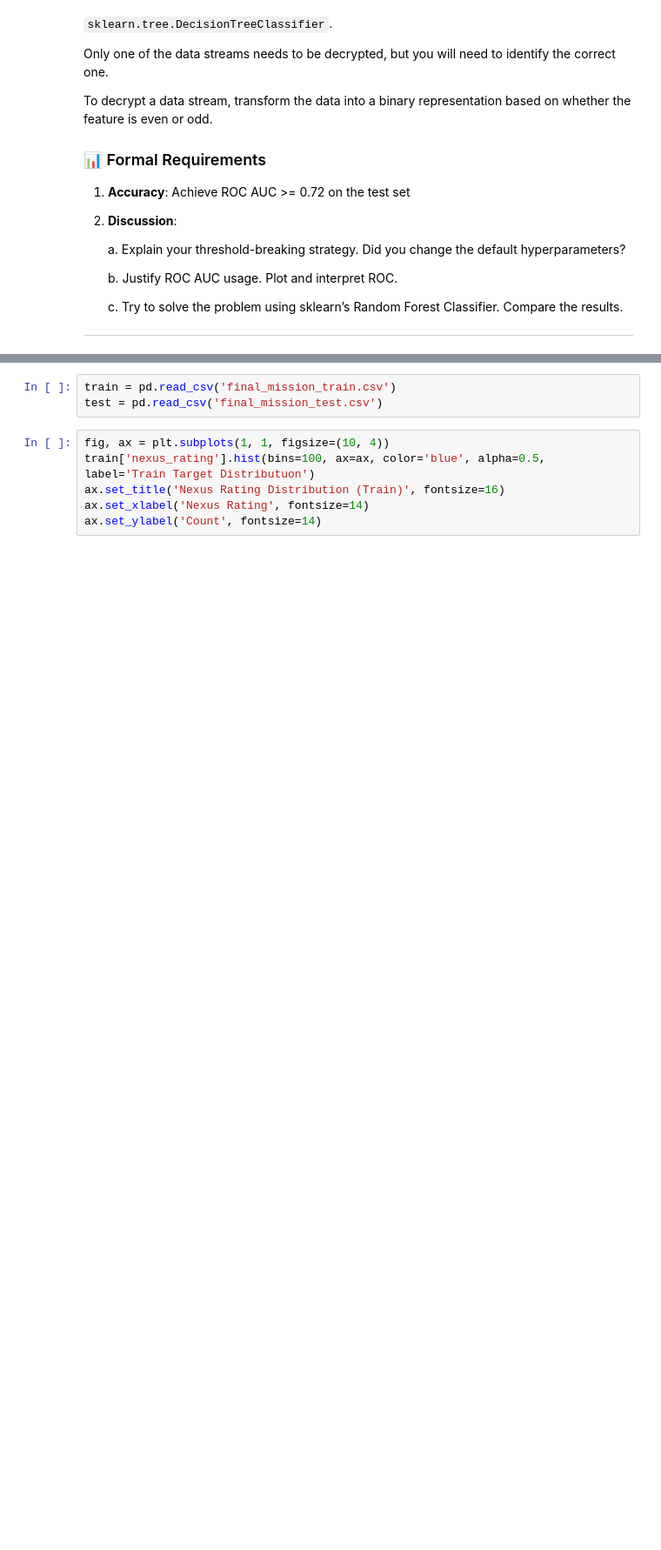
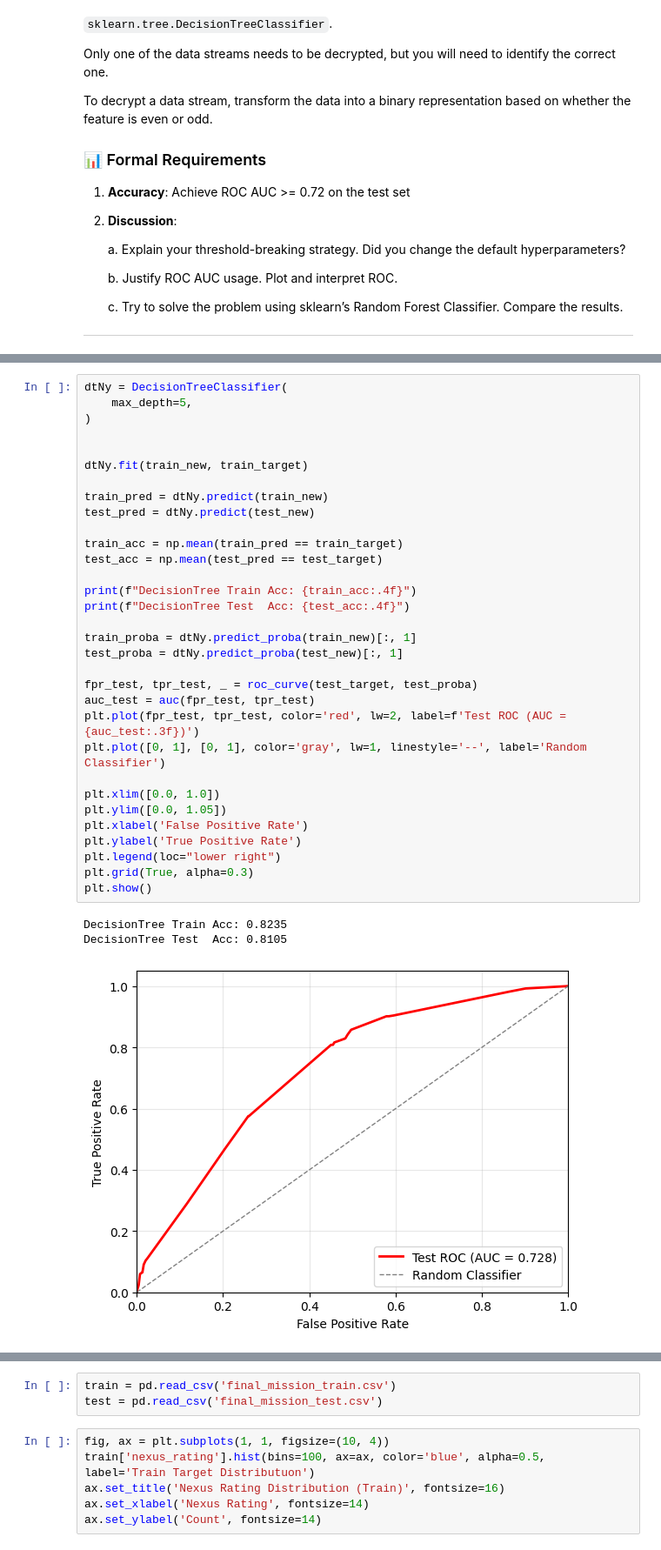
Before and after one commit to Oddvar112/TDT4172_Assignment_1, a Jupyter notebook: Chapter_1.ipynb, the cells around one changed output, grey strips where cells are left out. Shown at 87% size. Cells and saved outputs as stored; diff of their text form; blank space fills up the shorter version.

```diff
--- a/Chapter_1.ipynb
+++ b/Chapter_1.ipynb
@@ -239,0 +305,36 @@ from sklearn.tree import DecisionTreeClassifier
+# %%
+dtNy = DecisionTreeClassifier(
+    max_depth=5,
+)
+
+
+dtNy.fit(train_new, train_target)
+
+train_pred = dtNy.predict(train_new)
+test_pred = dtNy.predict(test_new)
+
+train_acc = np.mean(train_pred == train_target)
+test_acc = np.mean(test_pred == test_target)
+
+print(f"DecisionTree Train Acc: {train_acc:.4f}")
+print(f"DecisionTree Test  Acc: {test_acc:.4f}")
+
+train_proba = dtNy.predict_proba(train_new)[:, 1]
+test_proba = dtNy.predict_proba(test_new)[:, 1]
+
+fpr_test, tpr_test, _ = roc_curve(test_target, test_proba)
+auc_test = auc(fpr_test, tpr_test)
+plt.plot(fpr_test, tpr_test, color='red', lw=2, label=f'Test ROC (AUC = {auc_test:.3f})')
+plt.plot([0, 1], [0, 1], color='gray', lw=1, linestyle='--', label='Random Classifier')
+
+plt.xlim([0.0, 1.0])
+plt.ylim([0.0, 1.05])
+plt.xlabel('False Positive Rate')
+plt.ylabel('True Positive Rate')
+plt.legend(loc="lower right")
+plt.grid(True, alpha=0.3)
+plt.show()
+# %% [output]
+DecisionTree Train Acc: 0.8235
+DecisionTree Test  Acc: 0.8105
+[figure, added]
```
Also changed, not shown: parts of 7 cells of this notebook, 1 other file.
